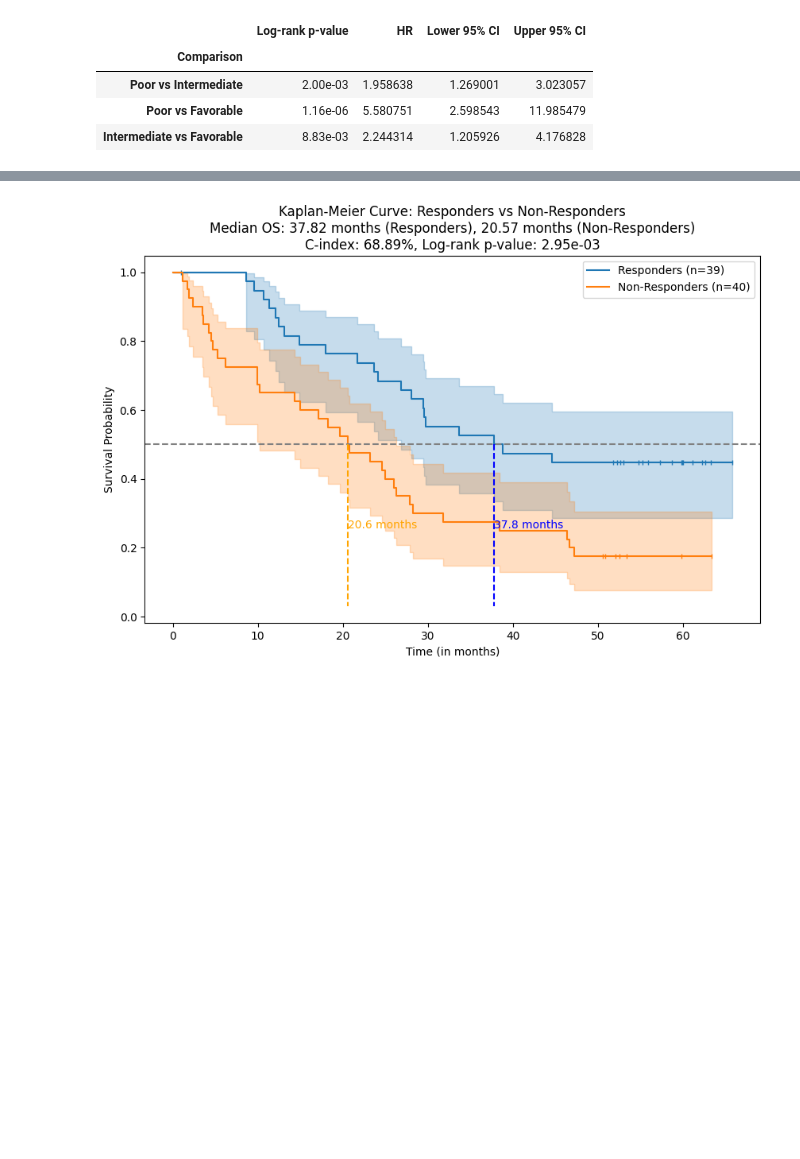
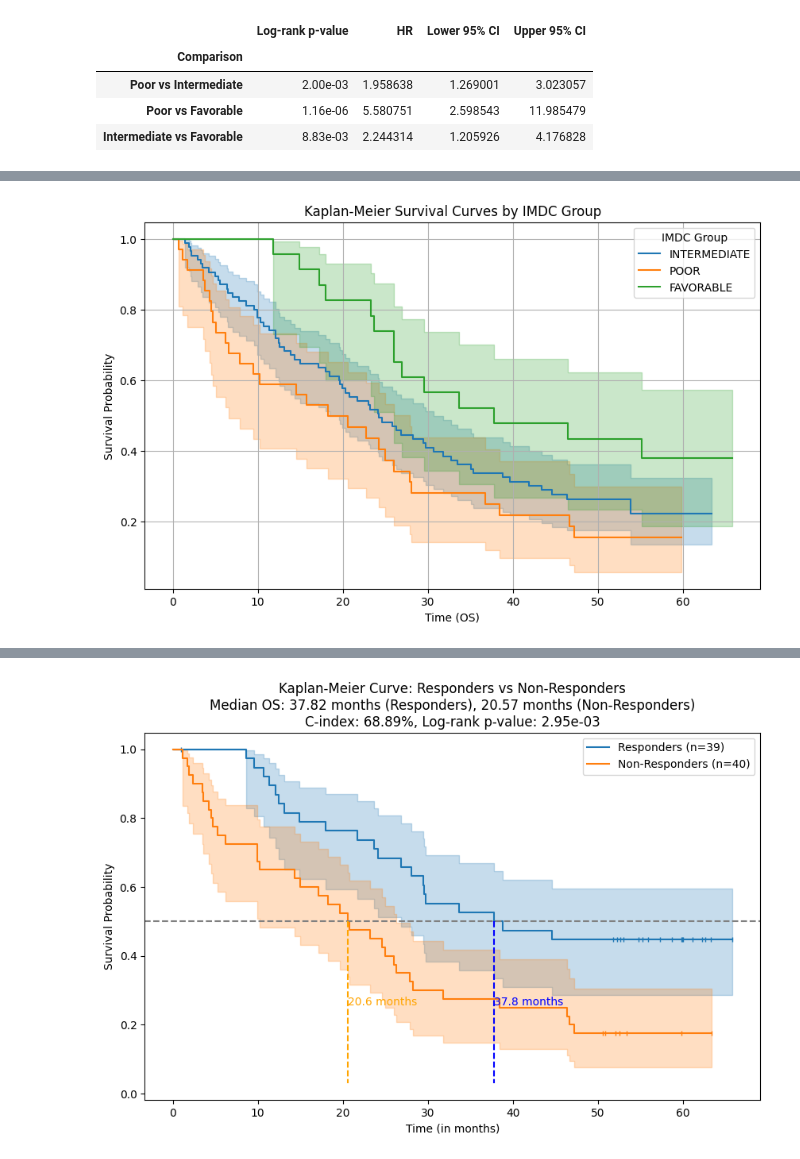
Before and after one commit to ReviveMed/mzEmbed, a Jupyter notebook: example_notebooks/finetune_unsupervised_syn_retrain_last_layer.ipynb, the cells around one changed output, grey strips where cells are left out. Drawn from its saved outputs; the diff is of its cells as text; code cells hidden in the pictures; blank space fills up the shorter version.

```diff
--- a/example_notebooks/finetune_unsupervised_syn_retrain_last_layer.ipynb
+++ b/example_notebooks/finetune_unsupervised_syn_retrain_last_layer.ipynb
@@ -486,0 +498,25 @@ results_os_IMDC
+# %%
+# Kaplan-Meier plot function
+def plot_km_for_imdc(data_all, time_col, event_col, group_col):
+
+    data = data_all[data_all['IMDC'] != 'NOT REPORTED']
+
+    kmf = KaplanMeierFitter()
+    plt.figure(figsize=(10, 6))
+
+    # Iterate over unique groups in the IMDC column
+    for group in data[group_col].unique():
+        group_data = data[data[group_col] == group]
+        kmf.fit(group_data[time_col], event_observed=group_data[event_col], label=group)
+        kmf.plot_survival_function()
+
+    plt.title("Kaplan-Meier Survival Curves by IMDC Group")
+    plt.xlabel("Time (OS)")
+    plt.ylabel("Survival Probability")
+    plt.legend(title="IMDC Group")
+    plt.grid(True)
+    plt.show()
+# %%
+plot_km_for_imdc(y_data_test, time_col='OS', event_col='OS_Event', group_col='IMDC')
+# %% [output]
+[figure, added]
```
Also changed, not shown: parts of 11 cells of this notebook, 1 other file.
